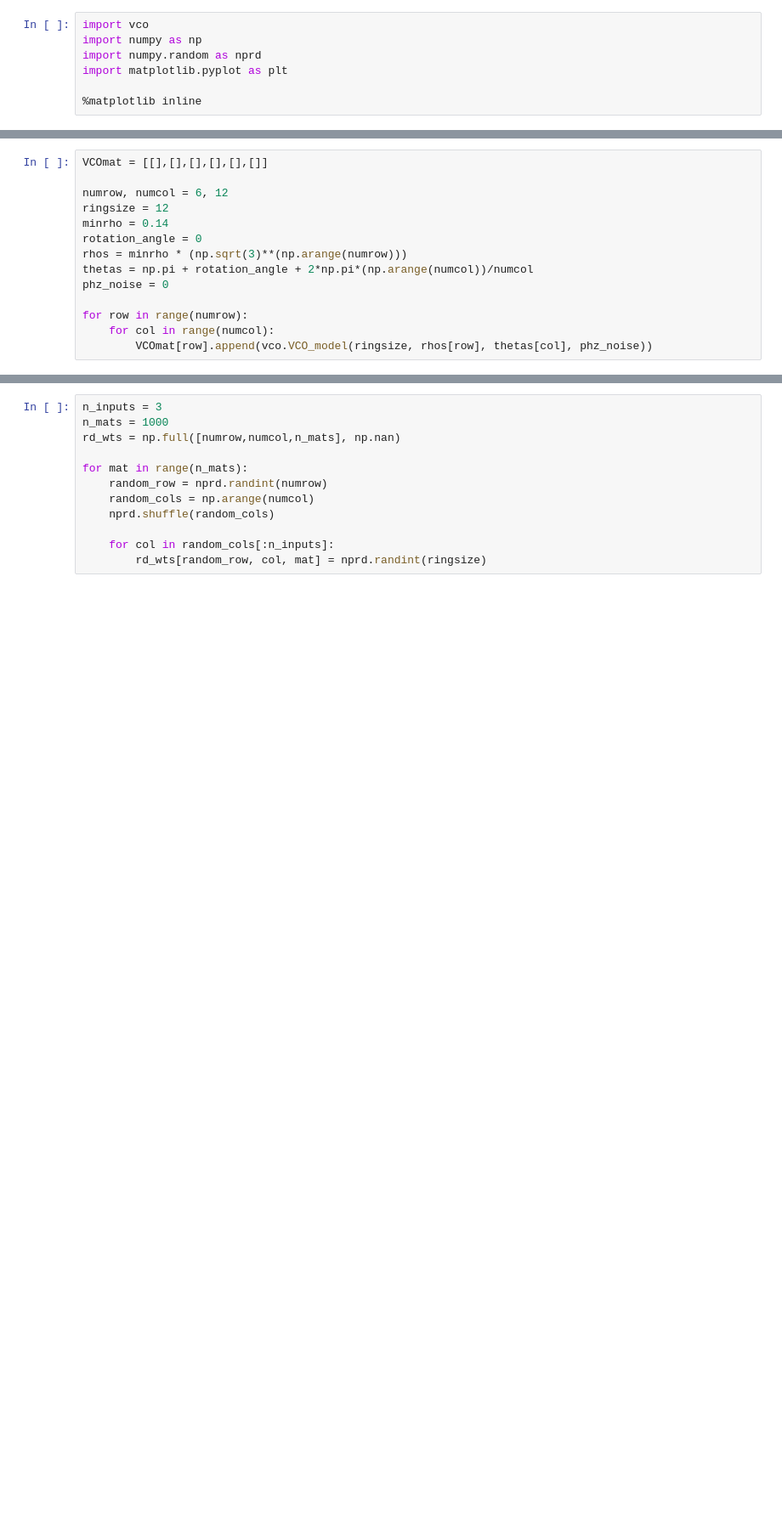
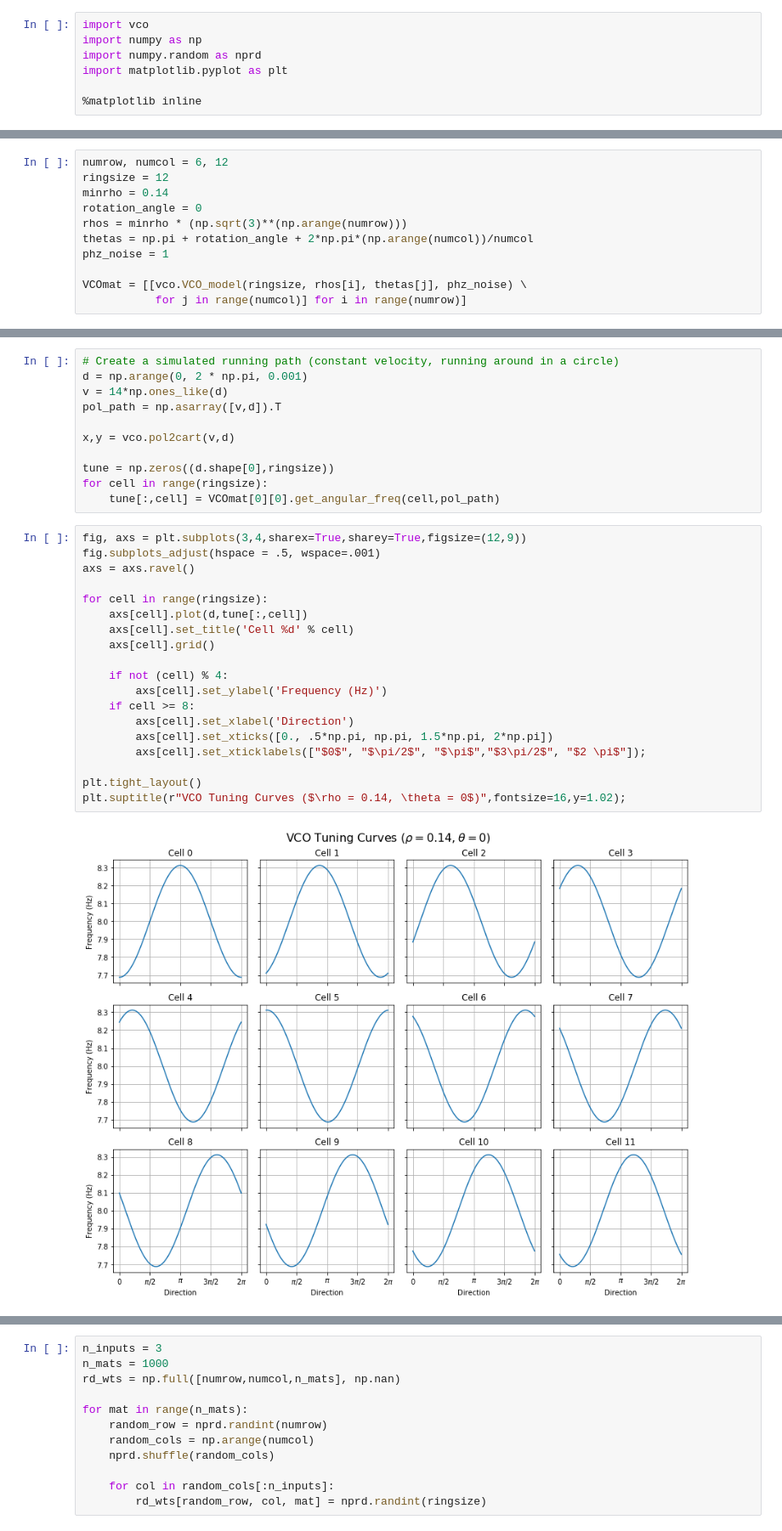
Before and after one commit to csmslab/hipposlam, a Jupyter notebook: vco_test.ipynb, the cells around one changed output, grey strips where cells are left out. Shown at 85% size. Drawn from its saved outputs; the diff is of its cells as text; blank space fills up the shorter version.

```diff
--- a/vco_test.ipynb
+++ b/vco_test.ipynb
@@ -10,14 +14,11 @@ Initialize a 6x12 VCO matrix with a ringsize of 12 and 0 phase noise.
 # %%
-VCOmat = [[],[],[],[],[],[]]
-
 numrow, numcol = 6, 12
 ringsize = 12
 minrho = 0.14
 rotation_angle = 0
 rhos = minrho * (np.sqrt(3)**(np.arange(numrow)))
 thetas = np.pi + rotation_angle + 2*np.pi*(np.arange(numcol))/numcol
-phz_noise = 0
+phz_noise = 1
 
-for row in range(numrow):
-    for col in range(numcol):
-        VCOmat[row].append(vco.VCO_model(ringsize, rhos[row], thetas[col], phz_noise))
+VCOmat = [[vco.VCO_model(ringsize, rhos[i], thetas[j], phz_noise) \
+           for j in range(numcol)] for i in range(numrow)]
@@ -23,0 +38,32 @@ for row in range(numrow):
+# %%
+# Create a simulated running path (constant velocity, running around in a circle)
+d = np.arange(0, 2 * np.pi, 0.001)
+v = 14*np.ones_like(d)
+pol_path = np.asarray([v,d]).T
+
+x,y = vco.pol2cart(v,d)
+
+tune = np.zeros((d.shape[0],ringsize))
+for cell in range(ringsize):
+    tune[:,cell] = VCOmat[0][0].get_angular_freq(cell,pol_path)
+# %%
+fig, axs = plt.subplots(3,4,sharex=True,sharey=True,figsize=(12,9))
+fig.subplots_adjust(hspace = .5, wspace=.001)
+axs = axs.ravel()
+
+for cell in range(ringsize):
+    axs[cell].plot(d,tune[:,cell])
+    axs[cell].set_title('Cell %d' % cell)
+    axs[cell].grid()
+
+    if not (cell) % 4:
+        axs[cell].set_ylabel('Frequency (Hz)')
+    if cell >= 8:
+        axs[cell].set_xlabel('Direction')
+        axs[cell].set_xticks([0., .5*np.pi, np.pi, 1.5*np.pi, 2*np.pi])
+        axs[cell].set_xticklabels(["$0$", "$\pi/2$", "$\pi$","$3\pi/2$", "$2 \pi$"]);
+
+plt.tight_layout()
+plt.suptitle(r"VCO Tuning Curves ($\rho = 0.14, \theta = 0$)",fontsize=16,y=1.02);
+# %% [output]
+[figure, added]
```
Also changed, not shown: parts of 18 cells of this notebook, 2 other files.
